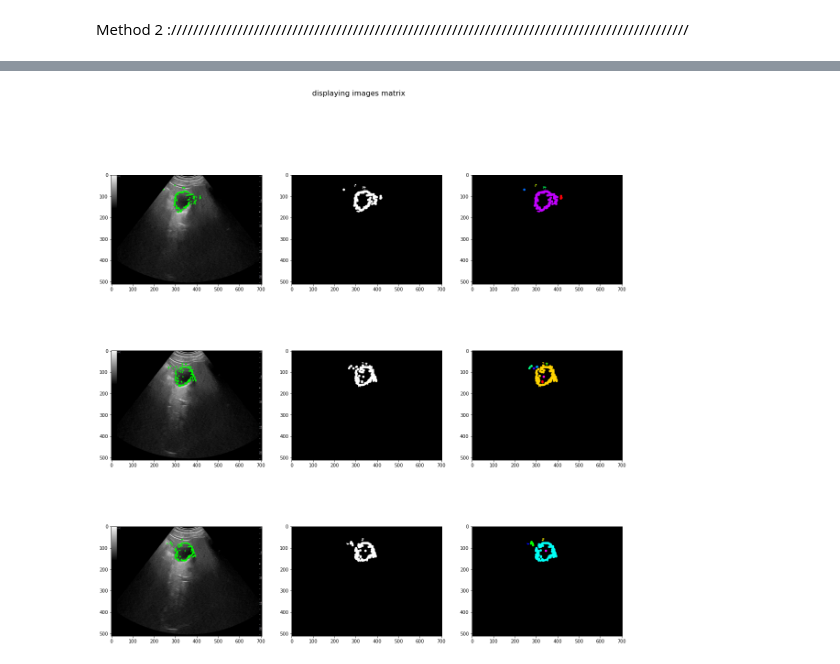
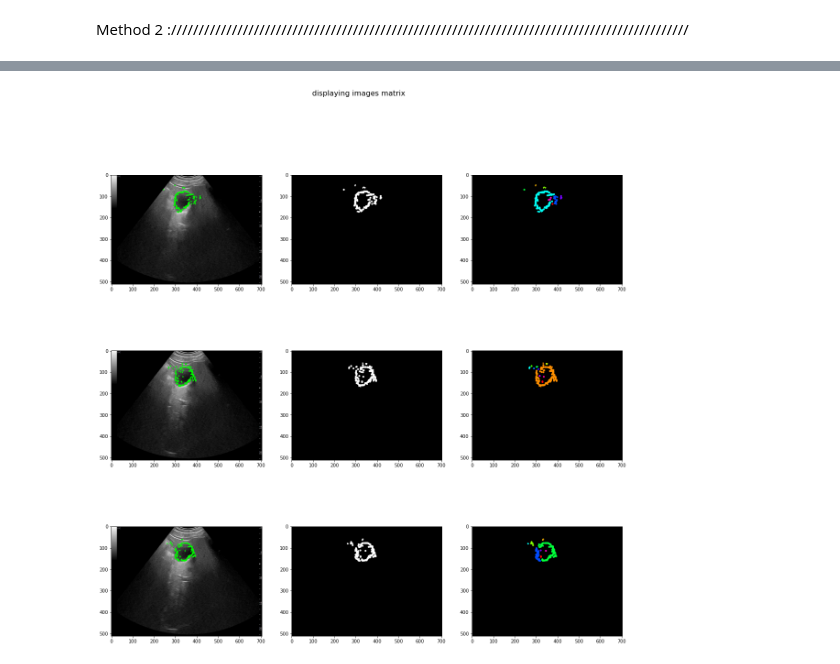
Before and after one commit to yousraBRK/Vesicule_Segmentation_with_ContourRegularisation, a Jupyter notebook: Code.ipynb, the cells around one changed output, grey strips where cells are left out. Saved outputs shown, nothing was run; the diff lists cells and outputs as text; code cells hidden in the pictures.

```diff
--- a/Code.ipynb
+++ b/Code.ipynb
@@ -248,24 +241,28 @@ print(hsv_green)
 # %%
 dataImages=[imgplt5,imgplt6,imgplt7]   #images with their initials points
 all_images=[]
 NUM_ROWS = 3
 IMGs_IN_ROW = 3
+lower_green=np.array([60,55,255])
+upper_green=np.array([60,255,255])
+dilitation_size=1
 
 
 #to save all images with their diffrent transformations
 for i, image in enumerate(dataImages):
     #do dilatation
-    dilatation_dst=Dilation(image,2)
+    dilatation_dst=Dilation(image,1)
     #get the green part
     mask,res =getColorComponenet(lower_green,upper_green,dilatation_dst)
     #Compute  connected components
     #num_labels, labels_im = cv2.connectedComponents(mask,connectivity=8)
     nb_labels, labels_im, stats, centroids = cv2.connectedComponentsWithStats(mask, connectivity=8)
     labeled_img=display_components(labels_im)
+
     all_images.append(image)
     all_images.append(mask)
     all_images.append(labeled_img)
 
 displayInLine(all_images,NUM_ROWS,IMGs_IN_ROW)
 # %% [output]
-[figure, old version]
+[figure, new version]
```
Also changed, not shown: parts of 5 cells of this notebook.
